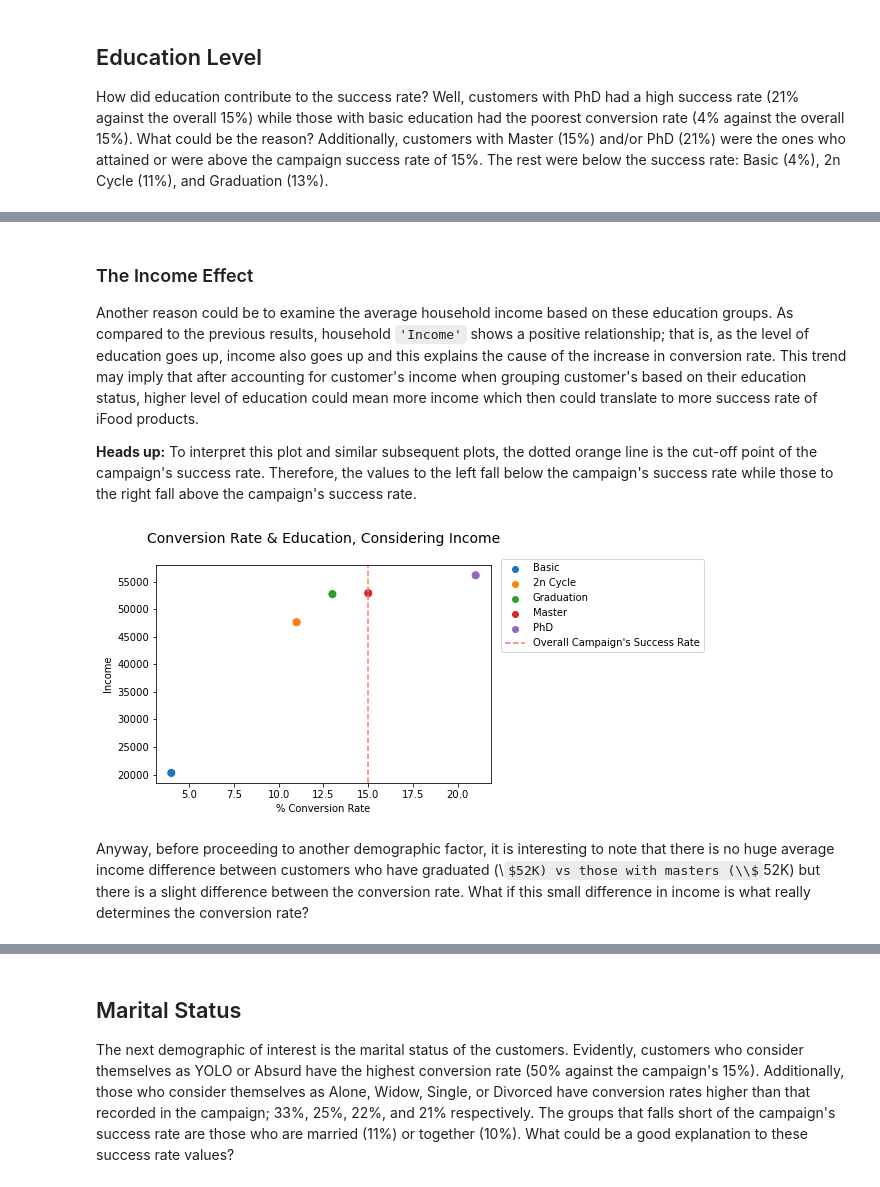
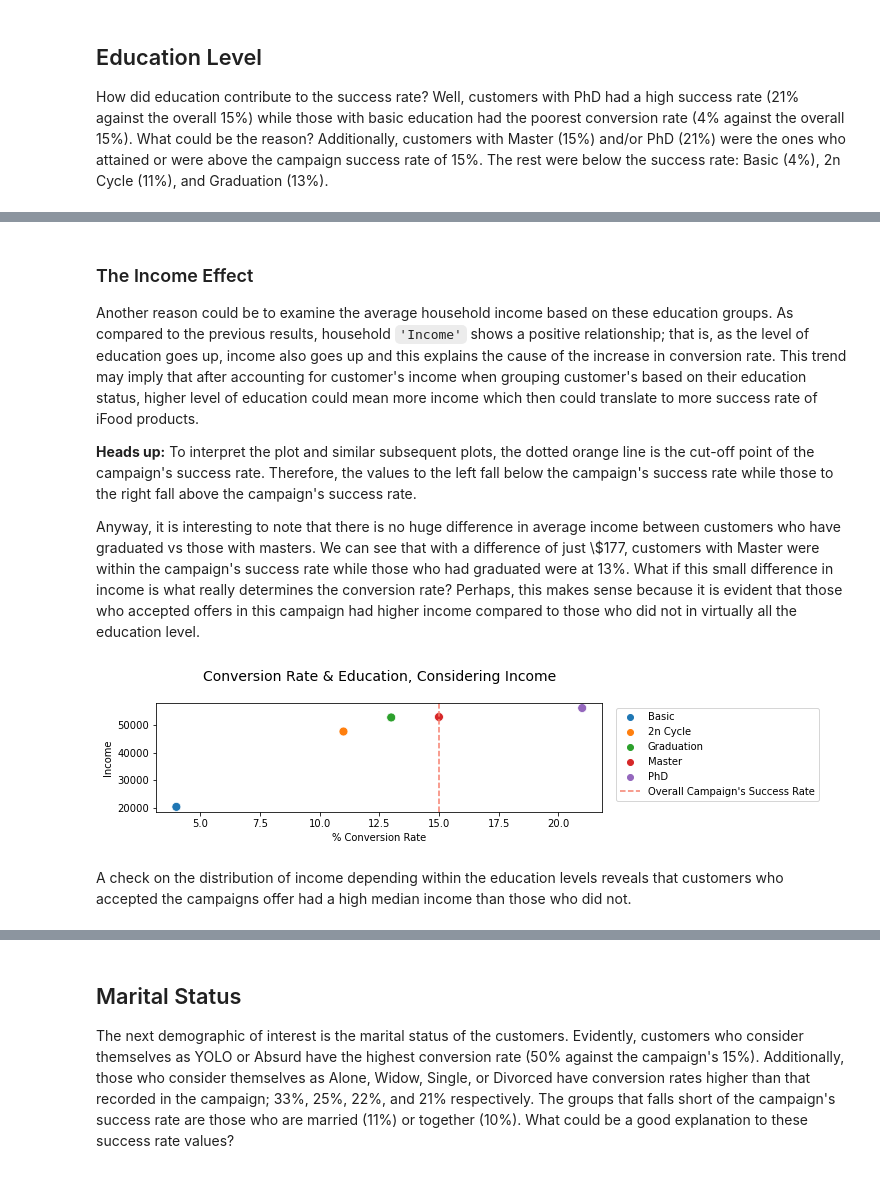
Before and after one commit to Demiga-g/iFood-Marketing-Analysis, a Jupyter notebook: iFood Marketing Analysis.ipynb, the cells around one changed output, grey strips where cells are left out. Saved outputs shown, nothing was run; the diff lists cells and outputs as text; code cells hidden in the pictures; some formulas as TeX source.

```diff
--- a/iFood Marketing Analysis.ipynb
+++ b/iFood Marketing Analysis.ipynb
@@ -193,25 +219,28 @@ plt.title('Number of Customers based on Level of Education\n',
 
 Another reason could be to examine the average household income based on these education groups. As compared to the previous results, household `'Income'` shows a positive relationship; that is, as the level of education goes up, income also goes up and this explains the cause of the increase in conversion rate. This trend may imply that after accounting for customer's income when grouping customer's based on their education status, higher level of education could mean more income which then could translate to more success rate of iFood products.
 
-**Heads up:** To interpret this plot and similar subsequent plots, the dotted orange line is the cut-off point of the campaign's success rate. Therefore, the values to the left fall below the campaign's success rate while those to the right fall above the campaign's success rate.
+**Heads up:** To interpret the plot and similar subsequent plots, the dotted orange line is the cut-off point of the campaign's success rate. Therefore, the values to the left fall below the campaign's success rate while those to the right fall above the campaign's success rate.
+
+Anyway, it is interesting to note that there is no huge difference in average income between customers who have graduated vs those with masters. We can see that with a difference of just \\$177, customers with Master were within the campaign's success rate while those who had graduated were at 13\%. What if this small difference in income is what really determines the conversion rate? Perhaps, this makes sense because it is evident that those who accepted offers in this campaign had higher income compared to those who did not in virtually all the education level.
 # %%
+plt.figure(figsize=(8, 2))
 income_education = (ifood.groupby('Education')
                     ['Income'].mean())
 
 education_income = (pd.concat([income_education,
                                edu_conv_rate],
                               axis=1)
                     .sort_values(0)
                     .rename(columns={0: '% Conversion Rate'}))
 
 explain_plot(education_income,
              x='% Conversion Rate',
              y='Income')
 plt.title("Conversion Rate & Education, Considering Income\n",
           size=14)
 
-plt.legend(loc=(1.03, 0.6));
+plt.legend(loc=(1.03, 0.1));
 # %% [output]
-[figure, old version]
+[figure, new version]
 # %% [markdown]
-Anyway, before proceeding to another demographic factor, it is interesting to note that there is no huge average income difference between customers who have graduated (\\$52K) vs those with masters (\\$52K) but there is a slight difference between the conversion rate. What if this small difference in income is what really determines the conversion rate?
+A check on the distribution of income depending within the education levels reveals that customers who accepted the campaigns offer had a high median income than those who did not.
```
Also changed, not shown: parts of 70 cells of this notebook.
